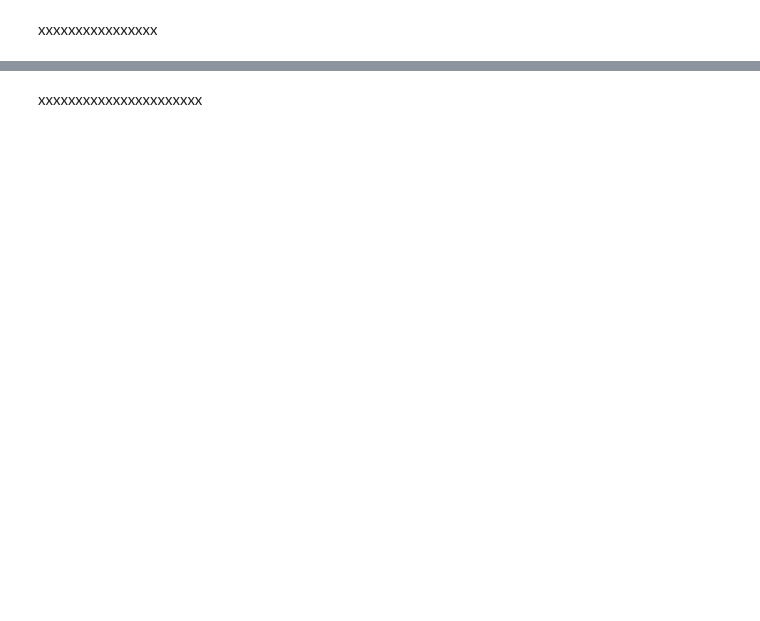
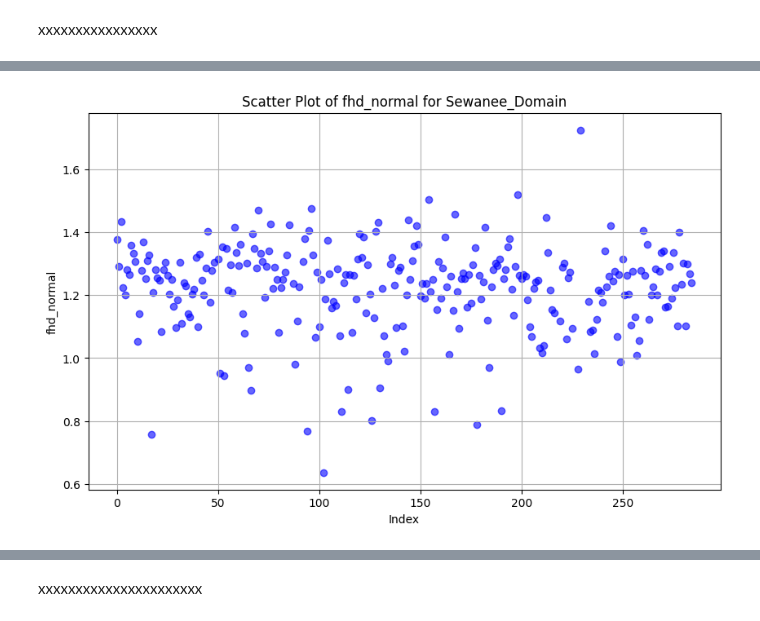
Before and after one commit to NASA-EarthRISE/training_Getting_started_with_GEDI_spaceborne_lidar, a Jupyter notebook: Module_II_Exploring_Forest_Structure_with_GEDI_L2B.ipynb, the cells around one changed output, grey strips where cells are left out. Saved outputs shown, nothing was run; the diff lists cells and outputs as text; code cells hidden in the pictures; blank space fills up the shorter version.

```diff
--- a/Module_II_Exploring_Forest_Structure_with_GEDI_L2B.ipynb
+++ b/Module_II_Exploring_Forest_Structure_with_GEDI_L2B.ipynb
@@ -806,0 +810,13 @@ plt.show()
+# %%
+##drop -999 values
+Sewanee_Domain_filtered = Sewanee_Domain[Sewanee_Domain['fhd_normal'] != -9999]
+
+plt.figure(figsize=(10, 6))
+plt.scatter(Sewanee_Domain_filtered.index, Sewanee_Domain_filtered['fhd_normal'], c='blue', alpha=0.6)
+plt.xlabel('Index')
+plt.ylabel('fhd_normal')
+plt.title('Scatter Plot of fhd_normal for Sewanee_Domain')
+plt.grid(True)
+plt.show()
+# %% [output]
+[figure, added]
```
Also changed, not shown: parts of 63 cells of this notebook.
